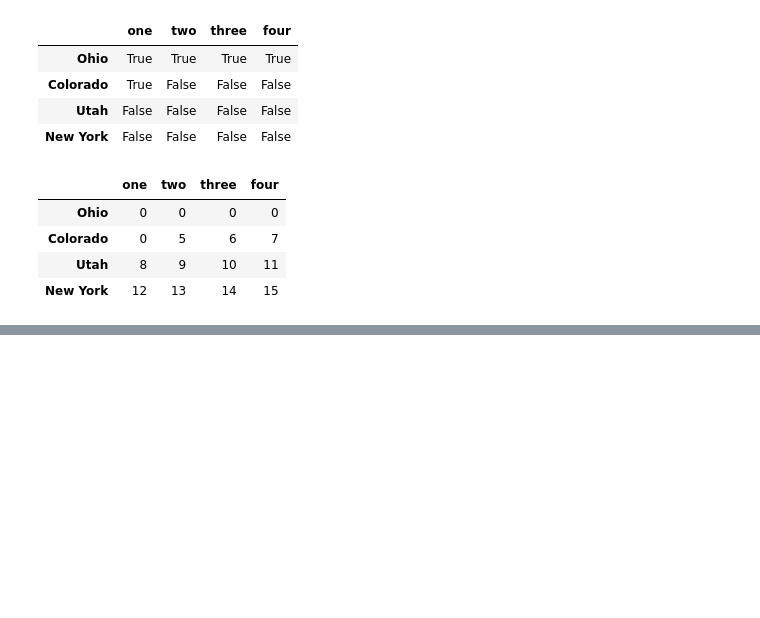
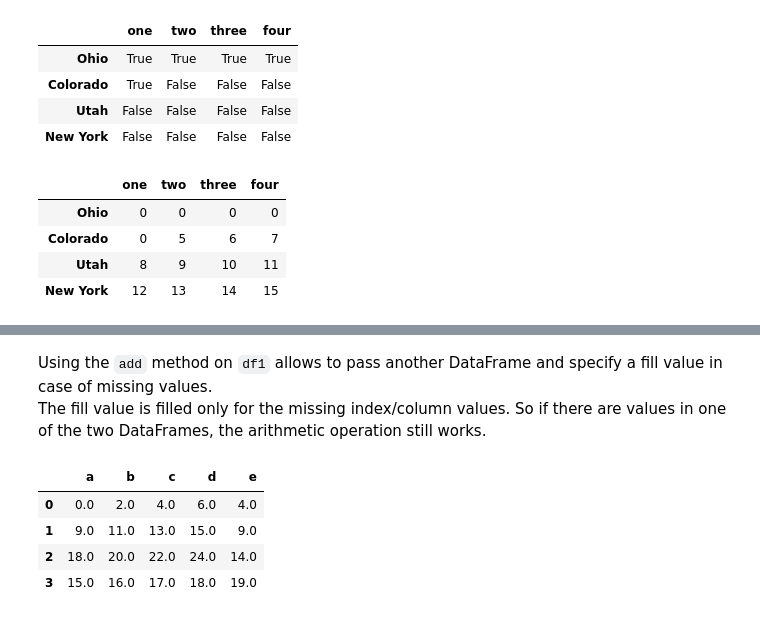
Before and after one commit to felix-rosenberger/Pandas, a Jupyter notebook: getting_started_with_pandas.ipynb, the cells around one changed output, grey strips where cells are left out. Drawn from its saved outputs; the diff is of its cells as text; code cells hidden in the pictures; blank space fills up the shorter version.

```diff
--- a/getting_started_with_pandas.ipynb
+++ b/getting_started_with_pandas.ipynb
@@ -635,0 +730,11 @@ data
+# %% [markdown]
+Using the `add` method on `df1` allows to pass another DataFrame and specify a fill value in case of missing values.
+The fill value is filled only for the missing index/column values. So if there are values in one of the two DataFrames, the arithmetic operation still works.
+# %%
+df1.add(df2, fill_value=0)
+# %% [output]
+|  | a | b | c | d | e |
+| 0 | 0.0 | 2.0 | 4.0 | 6.0 | 4.0 |
+| 1 | 9.0 | 11.0 | 13.0 | 15.0 | 9.0 |
+| 2 | 18.0 | 20.0 | 22.0 | 24.0 | 14.0 |
+| 3 | 15.0 | 16.0 | 17.0 | 18.0 | 19.0 |
```
Also changed, not shown: parts of 18 cells of this notebook.
